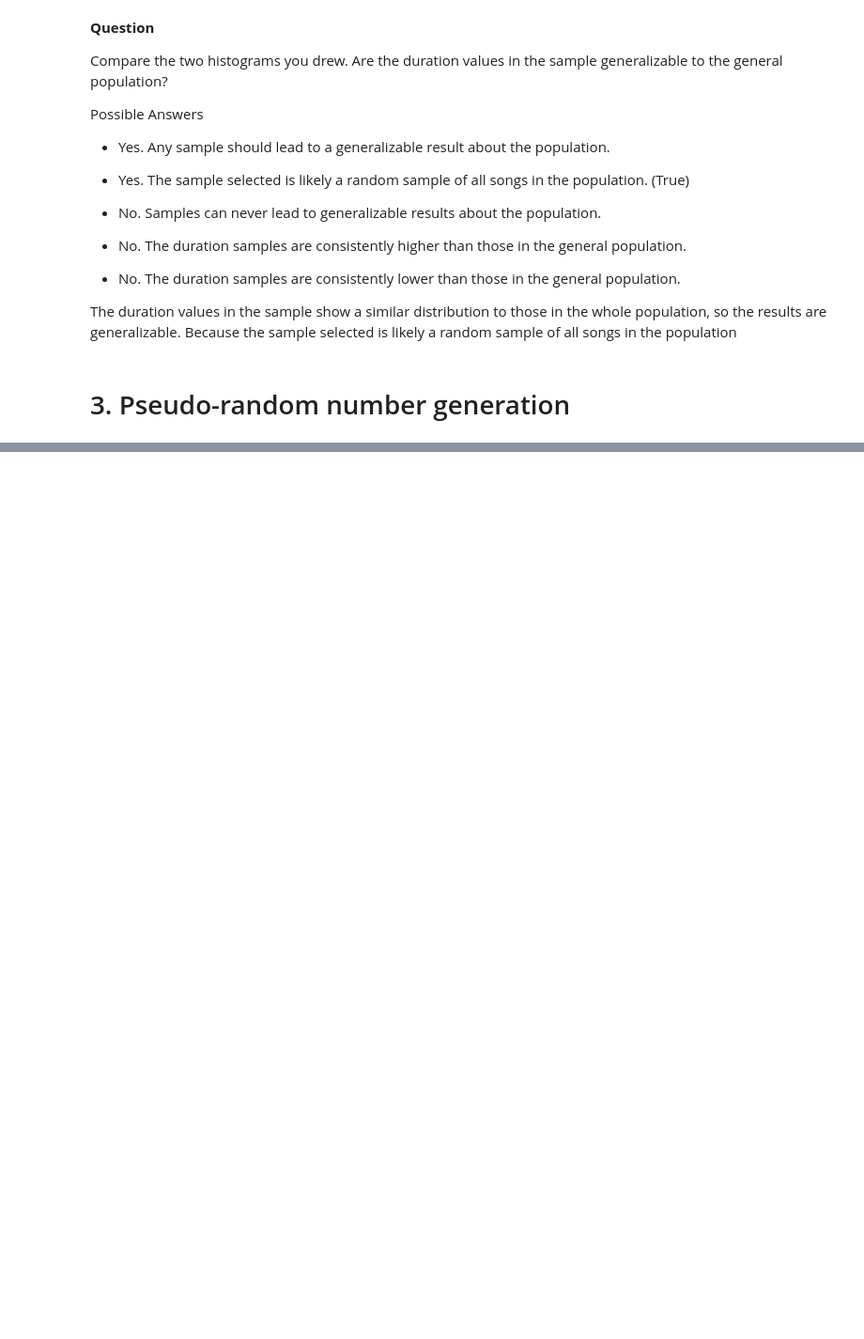
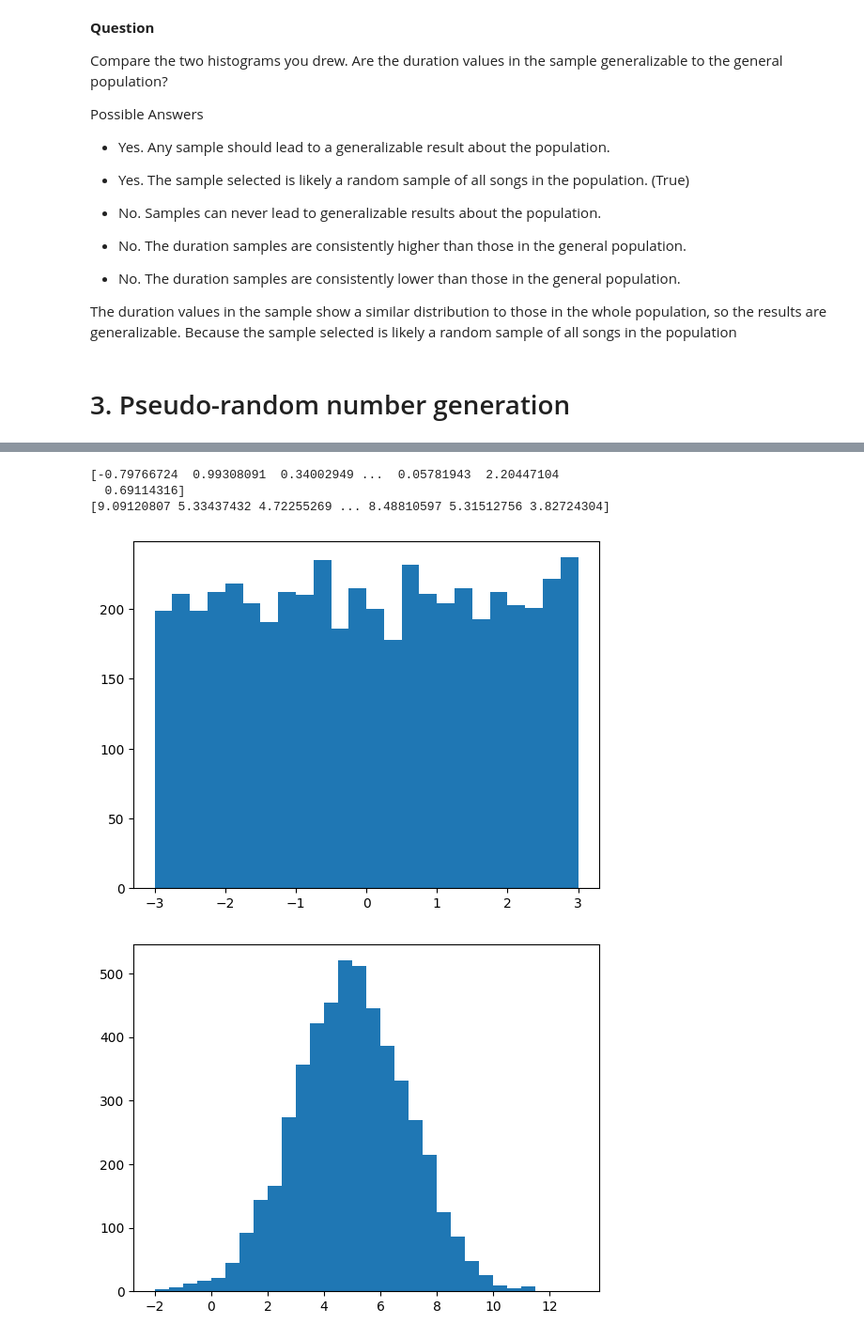
Before and after one commit to yazanhannun/Sampling-in-Python, a Jupyter notebook: 1_ Introduction to Sampling.ipynb, the cells around one changed output, grey strips where cells are left out. Shown at 94% size. Cells and saved outputs as stored; diff of their text form; code cells hidden in the pictures; blank space fills up the shorter version.

Commit message:
Pseudo-random number generation/Generating random numbers

```diff
--- a/1_ Introduction to Sampling.ipynb
+++ b/1_ Introduction to Sampling.ipynb
@@ -179,0 +186,32 @@ The duration values in the sample show a similar distribution to those in the wh
+# %%
+# Generate random numbers from a Uniform(-3, 3)
+uniforms = np.random.uniform(low=-3, high=3, size=5000)
+
+# Print normals
+print(uniforms)
+
+# Generate random numbers from a Normal(5, 2)
+normals = np.random.normal(loc=5, scale=2, size=5000)
+
+# Print normals
+print(normals)
+
+# Generate random numbers from a Uniform(-3, 3)
+uniforms = np.random.uniform(low=-3, high=3, size=5000)
+
+# Plot a histogram of uniform values, binwidth 0.25
+plt.hist(uniforms, bins=np.arange(-3, 3.25, 0.25))
+plt.show()
+
+# Generate random numbers from a Normal(5, 2)
+normals = np.random.normal(loc=5, scale=2, size=5000)
+
+# Plot a histogram of normal values, binwidth 0.5
+plt.hist(normals, bins=np.arange(-2, 13.5, 0.5))
+plt.show()
+# %% [output]
+[-0.79766724  0.99308091  0.34002949 ...  0.05781943  2.20447104
+  0.69114316]
+[9.09120807 5.33437432 4.72255269 ... 8.48810597 5.31512756 3.82724304]
+[figure, added]
+[figure, added]
```
Also changed, not shown: parts of 5 cells of this notebook.
